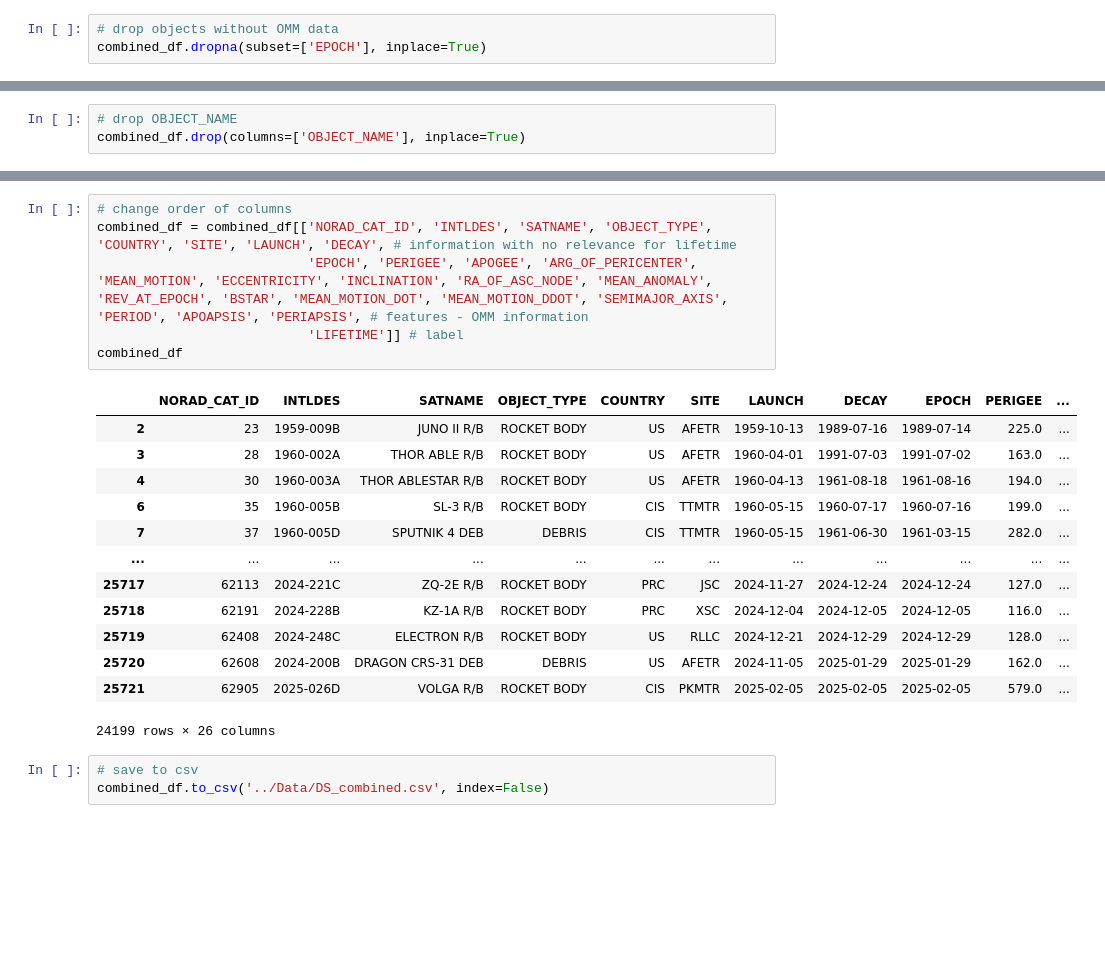
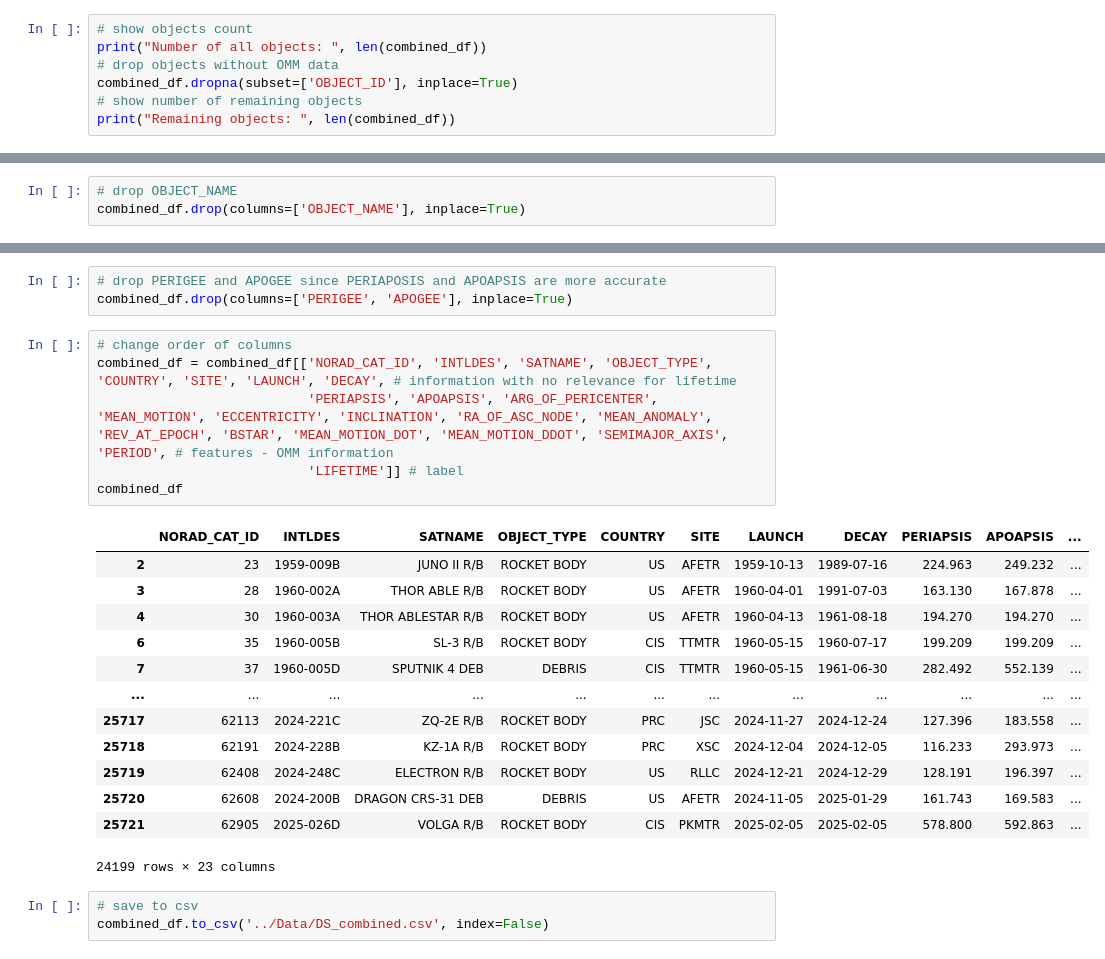
Before and after one commit to brianna404/DS_SpaceDebris, a Jupyter notebook: Code/DS_DataPreparation_Combine.ipynb, the cells around one changed output, grey strips where cells are left out. Saved outputs shown, nothing was run; the diff lists cells and outputs as text; blank space fills up the shorter version.

```diff
--- a/Code/DS_DataPreparation_Combine.ipynb
+++ b/Code/DS_DataPreparation_Combine.ipynb
@@ -206,5 +206,9 @@ Name: LIFETIME, dtype: object
 # %% [markdown]
 #### Objects without OMM data can be dropped unproblematically since they mostly had a relatively short lifetime and thus the explaination seems plausible that there was no chance to record OMMs.
 # %%
+# show objects count
+print("Number of all objects: ", len(combined_df))
 # drop objects without OMM data
-combined_df.dropna(subset=['EPOCH'], inplace=True)
+combined_df.dropna(subset=['OBJECT_ID'], inplace=True)
+# show number of remaining objects
+print("Remaining objects: ", len(combined_df))
@@ -364,23 +389,26 @@ combined_df.drop(columns=['OBJECT_NAME'], inplace=True)
+# %%
+# drop PERIGEE and APOGEE since PERIAPOSIS and APOAPSIS are more accurate
+combined_df.drop(columns=['PERIGEE', 'APOGEE'], inplace=True)
 # %%
 # change order of columns
 combined_df = combined_df[['NORAD_CAT_ID', 'INTLDES', 'SATNAME', 'OBJECT_TYPE', 'COUNTRY', 'SITE', 'LAUNCH', 'DECAY', # information with no relevance for lifetime
-                           'EPOCH', 'PERIGEE', 'APOGEE', 'ARG_OF_PERICENTER', 'MEAN_MOTION', 'ECCENTRICITY', 'INCLINATION', 'RA_OF_ASC_NODE', 'MEAN_ANOMALY', 'REV_AT_EPOCH', 'BSTAR', 'MEAN_MOTION_DOT', 'MEAN_MOTION_DDOT', 'SEMIMAJOR_AXIS', 'PERIOD', 'APOAPSIS', 'PERIAPSIS', # features - OMM information
+                           'PERIAPSIS', 'APOAPSIS', 'ARG_OF_PERICENTER', 'MEAN_MOTION', 'ECCENTRICITY', 'INCLINATION', 'RA_OF_ASC_NODE', 'MEAN_ANOMALY', 'REV_AT_EPOCH', 'BSTAR', 'MEAN_MOTION_DOT', 'MEAN_MOTION_DDOT', 'SEMIMAJOR_AXIS', 'PERIOD', # features - OMM information
                            'LIFETIME']] # label
 combined_df
 # %% [output]
-|  | NORAD_CAT_ID | INTLDES | SATNAME | OBJECT_TYPE | COUNTRY | SITE | LAUNCH | DECAY | EPOCH | PERIGEE | ... |
-| 2 | 23 | 1959-009B | JUNO II R/B | ROCKET BODY | US | AFETR | 1959-10-13 | 1989-07-16 | 1989-07-14 | 225.0 | ... |
-| 3 | 28 | 1960-002A | THOR ABLE R/B | ROCKET BODY | US | AFETR | 1960-04-01 | 1991-07-03 | 1991-07-02 | 163.0 | ... |
-| 4 | 30 | 1960-003A | THOR ABLESTAR R/B | ROCKET BODY | US | AFETR | 1960-04-13 | 1961-08-18 | 1961-08-16 | 194.0 | ... |
-| 6 | 35 | 1960-005B | SL-3 R/B | ROCKET BODY | CIS | TTMTR | 1960-05-15 | 1960-07-17 | 1960-07-16 | 199.0 | ... |
-| 7 | 37 | 1960-005D | SPUTNIK 4 DEB | DEBRIS | CIS | TTMTR | 1960-05-15 | 1961-06-30 | 1961-03-15 | 282.0 | ... |
+|  | NORAD_CAT_ID | INTLDES | SATNAME | OBJECT_TYPE | COUNTRY | SITE | LAUNCH | DECAY | PERIAPSIS | APOAPSIS | ... |
+| 2 | 23 | 1959-009B | JUNO II R/B | ROCKET BODY | US | AFETR | 1959-10-13 | 1989-07-16 | 224.963 | 249.232 | ... |
+| 3 | 28 | 1960-002A | THOR ABLE R/B | ROCKET BODY | US | AFETR | 1960-04-01 | 1991-07-03 | 163.130 | 167.878 | ... |
+| 4 | 30 | 1960-003A | THOR ABLESTAR R/B | ROCKET BODY | US | AFETR | 1960-04-13 | 1961-08-18 | 194.270 | 194.270 | ... |
+| 6 | 35 | 1960-005B | SL-3 R/B | ROCKET BODY | CIS | TTMTR | 1960-05-15 | 1960-07-17 | 199.209 | 199.209 | ... |
+| 7 | 37 | 1960-005D | SPUTNIK 4 DEB | DEBRIS | CIS | TTMTR | 1960-05-15 | 1961-06-30 | 282.492 | 552.139 | ... |
 | ... | ... | ... | ... | ... | ... | ... | ... | ... | ... | ... | ... |
-| 25717 | 62113 | 2024-221C | ZQ-2E R/B | ROCKET BODY | PRC | JSC | 2024-11-27 | 2024-12-24 | 2024-12-24 | 127.0 | ... |
-| 25718 | 62191 | 2024-228B | KZ-1A R/B | ROCKET BODY | PRC | XSC | 2024-12-04 | 2024-12-05 | 2024-12-05 | 116.0 | ... |
-| 25719 | 62408 | 2024-248C | ELECTRON R/B | ROCKET BODY | US | RLLC | 2024-12-21 | 2024-12-29 | 2024-12-29 | 128.0 | ... |
-| 25720 | 62608 | 2024-200B | DRAGON CRS-31 DEB | DEBRIS | US | AFETR | 2024-11-05 | 2025-01-29 | 2025-01-29 | 162.0 | ... |
-| 25721 | 62905 | 2025-026D | VOLGA R/B | ROCKET BODY | CIS | PKMTR | 2025-02-05 | 2025-02-05 | 2025-02-05 | 579.0 | ... |
+| 25717 | 62113 | 2024-221C | ZQ-2E R/B | ROCKET BODY | PRC | JSC | 2024-11-27 | 2024-12-24 | 127.396 | 183.558 | ... |
+| 25718 | 62191 | 2024-228B | KZ-1A R/B | ROCKET BODY | PRC | XSC | 2024-12-04 | 2024-12-05 | 116.233 | 293.973 | ... |
+| 25719 | 62408 | 2024-248C | ELECTRON R/B | ROCKET BODY | US | RLLC | 2024-12-21 | 2024-12-29 | 128.191 | 196.397 | ... |
+| 25720 | 62608 | 2024-200B | DRAGON CRS-31 DEB | DEBRIS | US | AFETR | 2024-11-05 | 2025-01-29 | 161.743 | 169.583 | ... |
+| 25721 | 62905 | 2025-026D | VOLGA R/B | ROCKET BODY | CIS | PKMTR | 2025-02-05 | 2025-02-05 | 578.800 | 592.863 | ... |
-24199 rows × 26 columns
+24199 rows × 23 columns
 # %%
 # save to csv
 combined_df.to_csv('../Data/DS_combined.csv', index=False)
```
Also changed, not shown: parts of 6 cells of this notebook, 29 other files.
